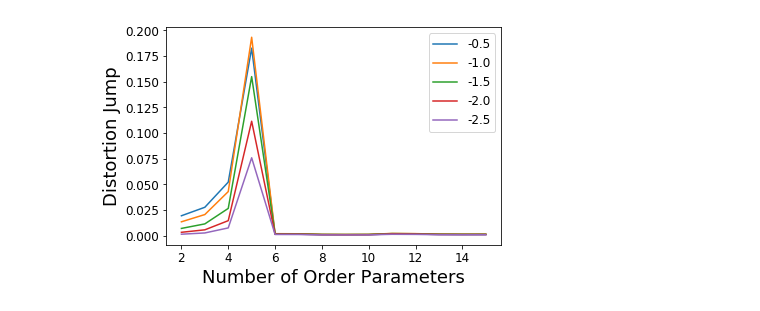
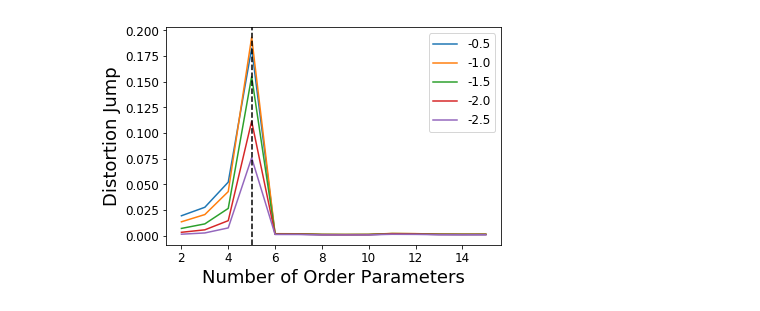
Before and after one commit to tiwarylab/amino, a Jupyter notebook: data/model/Untitled.ipynb, the cells around one changed output. Saved outputs shown, nothing was run; the diff lists cells and outputs as text; code cells hidden in the pictures.

```diff
--- a/data/model/Untitled.ipynb
+++ b/data/model/Untitled.ipynb
@@ -11,15 +11,16 @@ dist = np.load("distortion.npy")
 # %%
 c = 0.0
 for i in dist:
     c -= 0.5
     plt.plot(no_str[15:], i[15:], label=str(c))
     if c < -2.0:
         break;
 plt.xlabel("Number of Order Parameters", size=18)
 plt.ylabel("Distortion Jump", size=18)
 plt.xticks(size=12)
 plt.yticks(size=12)
 plt.legend(loc=1)
+plt.axvline(x=5, color="black", linestyle="--")
 plt.show()
 # %% [output]
-[figure, old version]
+[figure, new version]
```
Also changed, not shown: 8 other files.
